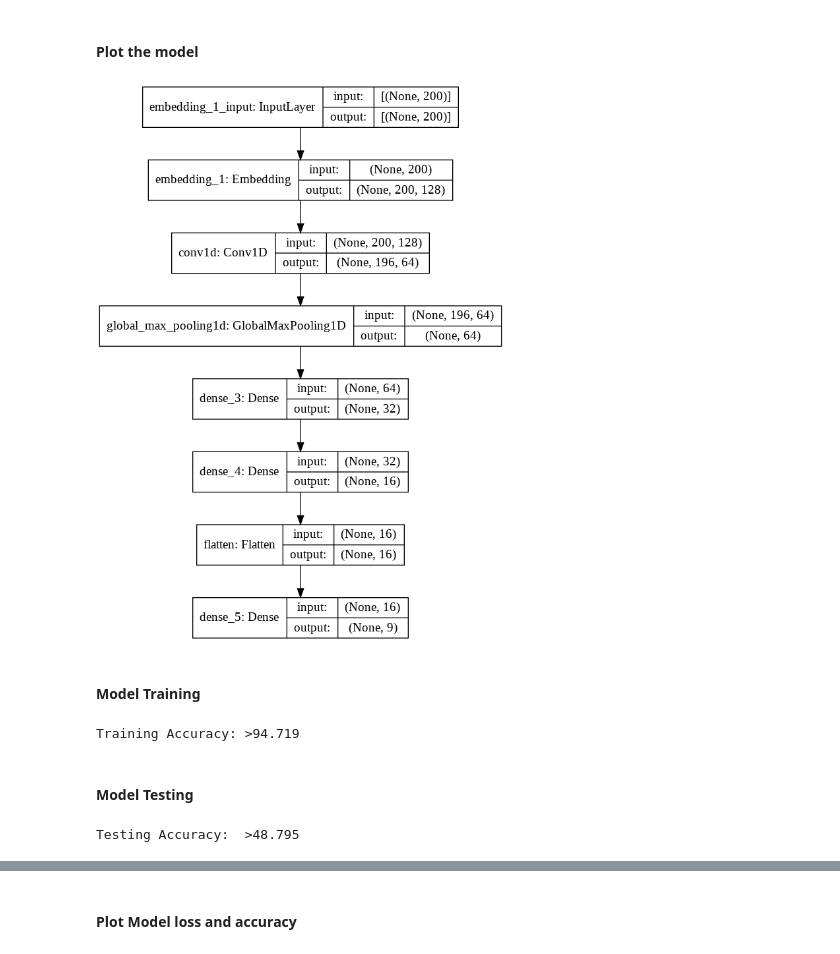
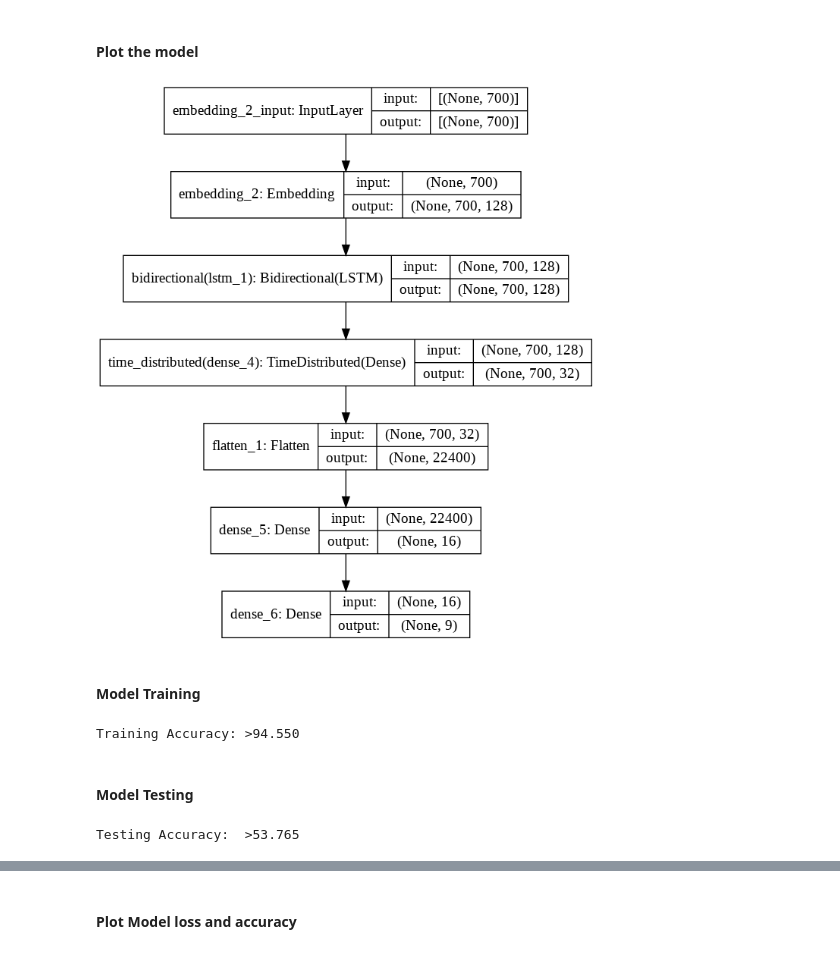
Before and after one commit to Chabname/RAPMC, a Jupyter notebook: notebook/DL_Models.ipynb, the cells around one changed output, grey strips where cells are left out. Saved outputs shown, nothing was run; the diff lists cells and outputs as text; code cells hidden in the pictures.

Commit message:
all models

```diff
--- a/notebook/DL_Models.ipynb
+++ b/notebook/DL_Models.ipynb
@@ -190,5 +245,0 @@ callback = tf.keras.callbacks.EarlyStopping(monitor='val_accuracy', patience=3)
-# %%
-num_words = 700
-embed_dim = 128
-lstm_out = 64
-batch_size = 32
@@ -220,4 +291,8 @@ keras.utils.plot_model(model, "my_first_model_shapes.png", show_shapes= True)
 # %%
-
-history = model.fit(train_df, y_train, epochs=100, batch_size=batch_size, validation_data =(cv_df, y_cv) , callbacks=callback)
+cnn_history = cnn_model.fit(text_train, y_train,
+                      epochs=50,
+                      verbose=False,
+                      validation_data =(text_val, y_val),
+                      batch_size= batch_size ,
+                      callbacks= callback)
 # %%
@@ -388,13 +459,16 @@ plt.show()
 # %%
-blstmodel = Sequential(
-    [
-        Embedding(num_words, embed_dim, input_length = X.shape[1]),
-        Bidirectional (LSTM (lstm_out,return_sequences=True,dropout=0.50),merge_mode='concat'),
-        TimeDistributed(Dense(32,activation='relu')),
-        Flatten(),
-        Dense(10,activation='relu'),
-        Dense(9,activation='softmax')
-    ]
-)
-blstmodel.compile(loss='categorical_crossentropy',optimizer='adam', metrics=['accuracy'])
-blstmodel.summary()
+def BImodel():
+
+  model = Sequential(
+      [
+          Embedding(num_words, embed_dim, input_length = X.shape[1]),
+          Bidirectional (LSTM (lstm_out,return_sequences=True,dropout=0.50),merge_mode='concat'),
+          TimeDistributed(Dense(32,activation='relu')),
+          Flatten(),
+          Dense(16,activation='relu'),
+          Dense(9,activation='softmax')
+      ]
+  )
+  model.compile(loss='categorical_crossentropy',optimizer='adam', metrics=['accuracy'])
+  print(model.summary())
+  return model
@@ -402,0 +475,2 @@ NotImplementedError: Cannot convert a symbolic Tensor (bidirectional/forward_lst
+# %%
+bi_model = BImodel()
@@ -403,9 +495,9 @@ NotImplementedError: Cannot convert a symbolic Tensor (bidirectional/forward_lst
 # %% [markdown]
 #### Plot the model
 # %%
-keras.utils.plot_model(cnnmodel, "my_first_model_shapes.png", show_shapes= True)
+keras.utils.plot_model(bi_model, "my_first_model_shapes.png", show_shapes= True)
 # %% [output]
-[figure, old version]
+[figure, new version]
 # %% [markdown]
 #### Model Training
 # %%
@@ -418,12 +510,12 @@ his_blstm = blstmodel.fit(train_df, y_train,
 # %%
-loss, accuracy = blstmodel.evaluate(train_df, y_train, verbose=False)
+loss, accuracy = bi_model.evaluate(text_train, y_train, verbose=False)
 print("Training Accuracy: >%.3f"  % (accuracy * 100.0))
 # %% [output]
-Training Accuracy: >94.719
+Training Accuracy: >94.550
 # %% [markdown]
 #### Model Testing
 # %%
-loss, accuracy = blstmodel.evaluate(XD_test, YD_test, verbose=False)
+loss, accuracy = bi_model.evaluate(text_test, y_test, verbose=False)
 print("Testing Accuracy:  >%.3f"  % (accuracy * 100.0))
 # %% [output]
-Testing Accuracy:  >48.795
+Testing Accuracy:  >53.765
```
Also changed, not shown: parts of 104 cells of this notebook.
